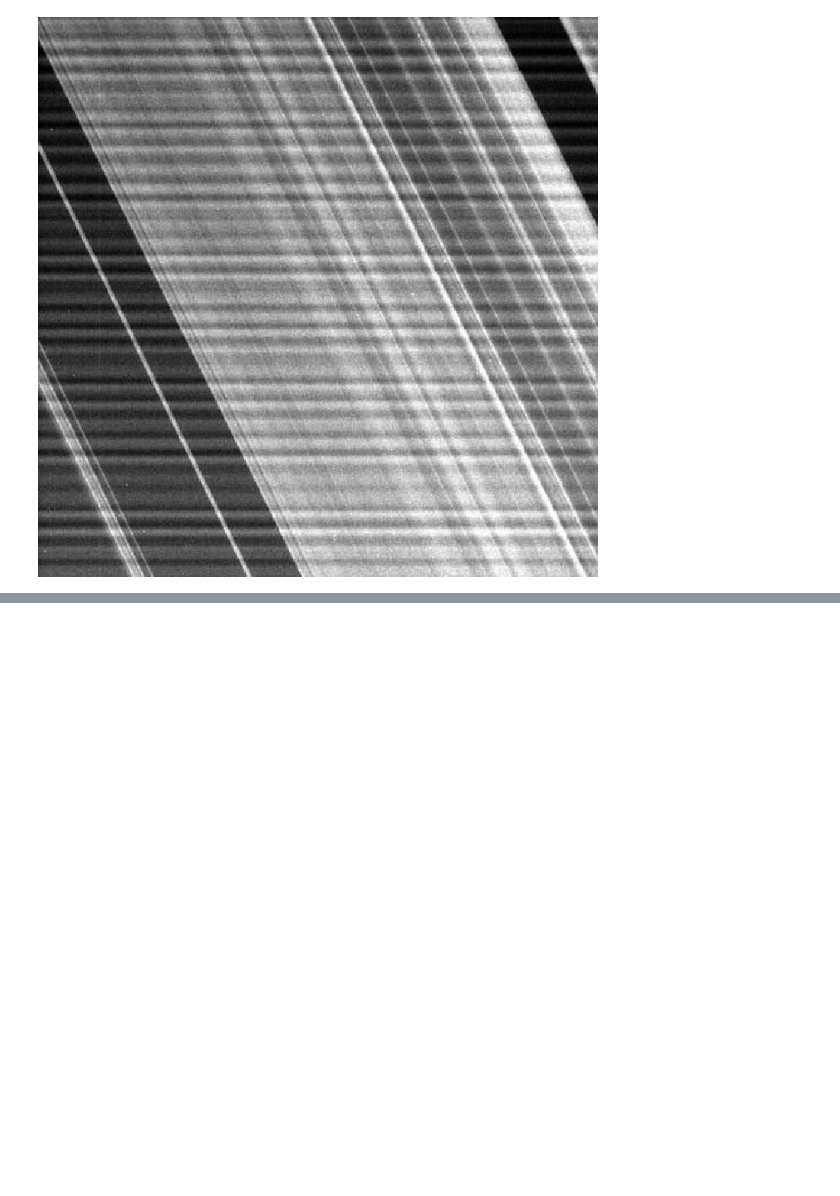
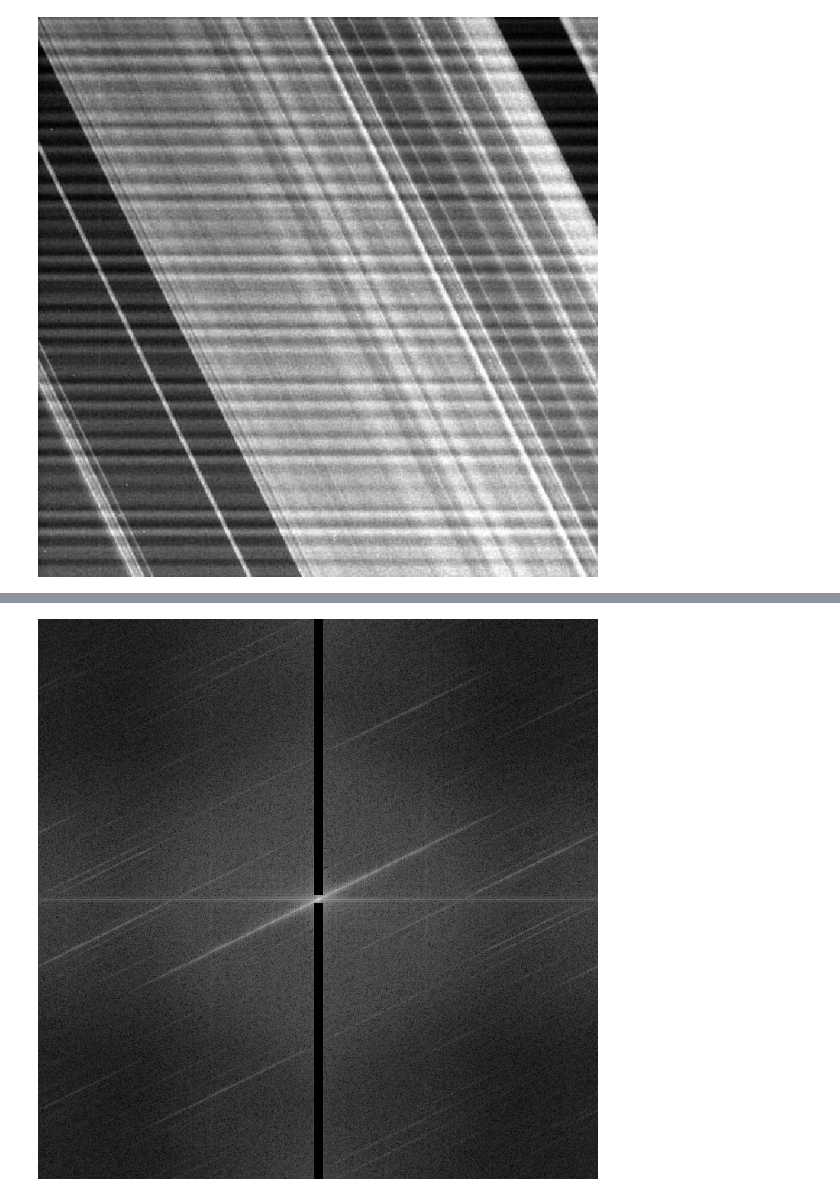
Before and after one commit to EnzoGevartosky/EPs_vitor, a Jupyter notebook: 21_11/code.ipynb, the cells around one changed output, grey strips where cells are left out. Cells and saved outputs as stored; diff of their text form; code cells hidden in the pictures; blank space fills up the shorter version.

```diff
--- a/21_11/code.ipynb
+++ b/21_11/code.ipynb
@@ -49,0 +63,11 @@ img_double
+# %%
+rows = size(img)[1]
+cols = size(img)[2]
+
+H_ideal = ones(rows, cols)
+H_ideal[1:rows÷2-5, cols÷2-4:cols÷2+6] = zeros(rows÷2-5, 11)
+H_ideal[rows÷2+6:end, cols÷2-4:cols÷2+6] = zeros(rows÷2-5, 11)
+
+Gray.(log.(abs.(spec.*H_ideal) .+ 1) ./ maximum(log.(abs.(spec.*H_ideal) .+1)))
+# %% [output]
+[figure, added]
```
Also changed, not shown: parts of 8 cells of this notebook, 1 other file.
